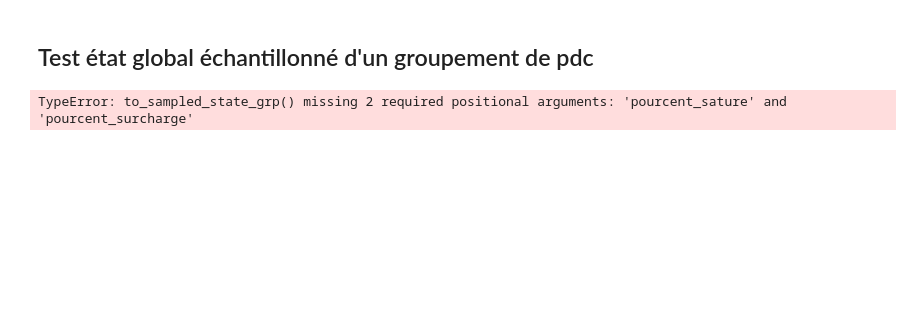
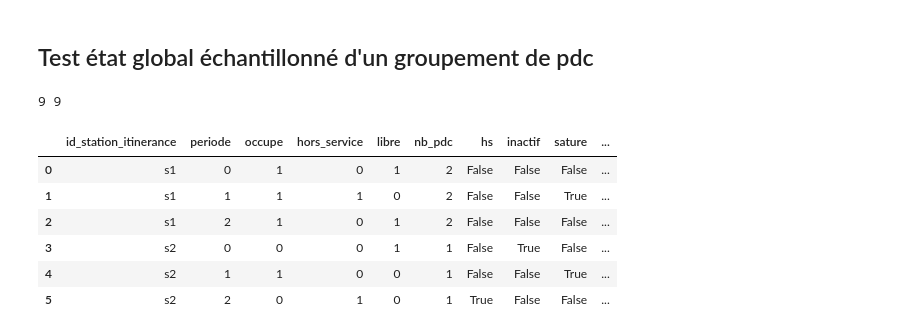
Before and after one commit to loco-labs/qualicharge-rtet, a Jupyter notebook: saturation/source/tests_saturation.ipynb, the cells around one changed output. Cells and saved outputs as stored; diff of their text form; code cells hidden in the pictures; blank space fills up the shorter version.

Commit message:
ajout de la fonction to_state_poc_d et des tests associés

```diff
--- a/saturation/source/tests_saturation.ipynb
+++ b/saturation/source/tests_saturation.ipynb
@@ -162,14 +153,32 @@ Name: state, dtype: object
 # %% [markdown]
 ## Test état global échantillonné d'un groupement de pdc
 # %%
+pourcent_sature = 0.1
+pourcent_surcharge = 0.2
 test = pd.DataFrame({'id_pdc_itinerance': ['p1', 'p1', 'p1', 'p2', 'p2', 'p2', 'p3', 'p3', 'p3'],
                      'periode' : [0, 1, 2, 0, 1, 2, 0, 1, 2],
                      'state' : ['occupe', 'hors_service', 'occupe', 'libre', 'occupe', 'libre', 'libre', 'occupe', 'hors_service']})
 stations = pd.DataFrame({'id_pdc_itinerance': ['p1', 'p2', 'p3'],
                          'id_station_itinerance': ['s1', 's1', 's2']})
-to_sampled_state_grp(test, stations, 'id_station_itinerance')
+state_grp = to_sampled_state_grp(test, stations, 'id_station_itinerance', pourcent_sature, pourcent_surcharge)
+assert list(state_grp['state']) == [3,5,3,2,5,1]
+assert list(state_grp['surcharge']) == [False] * 6
+assert list(state_grp['sature']) == [False, True, False] * 2
+assert list(state_grp['hs']) == [False] * 5 + [True]
+assert list(state_grp['actif']) == [True, False, True, False, False, False]
+assert list(state_grp['inactif']) == [False, False, False, True, False, False]
+
+
+state_grp
 # %% [output]
-TypeError: to_sampled_state_grp() missing 2 required positional arguments: 'pourcent_sature' and 'pourcent_surcharge'
+9 9
+|  | id_station_itinerance | periode | occupe | hors_service | libre | nb_pdc | hs | inactif | sature | ... |
+| 0 | s1 | 0 | 1 | 0 | 1 | 2 | False | False | False | ... |
+| 1 | s1 | 1 | 1 | 1 | 0 | 2 | False | False | True | ... |
+| 2 | s1 | 2 | 1 | 0 | 1 | 2 | False | False | False | ... |
+| 3 | s2 | 0 | 0 | 0 | 1 | 1 | False | True | False | ... |
+| 4 | s2 | 1 | 1 | 0 | 0 | 1 | False | False | True | ... |
+| 5 | s2 | 2 | 0 | 1 | 0 | 1 | True | False | False | ... |
 # %%
 test = pd.DataFrame({'id_pdc_itinerance': ['p1', 'p1', 'p1', 'p1', 'p1', 'p1',
                                            'p2', 'p2', 'p2', 'p2', 'p2', 'p2'],
```
Also changed, not shown: parts of 5 cells of this notebook, 1 other file.
